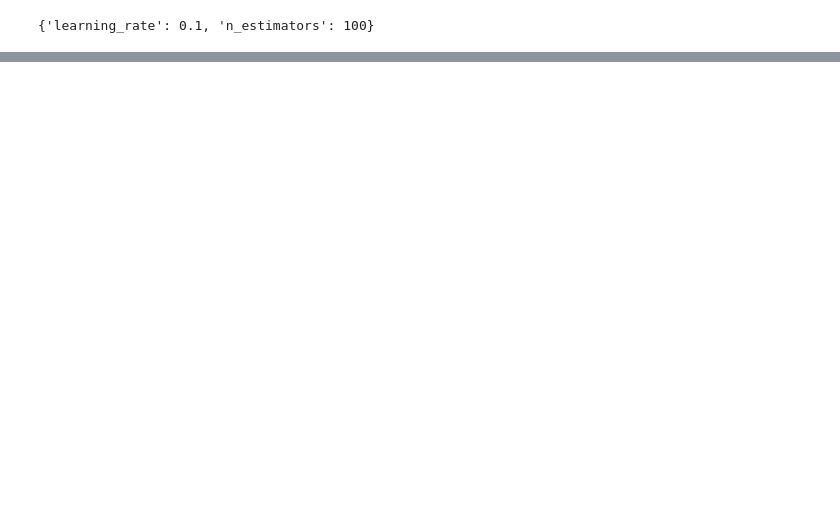
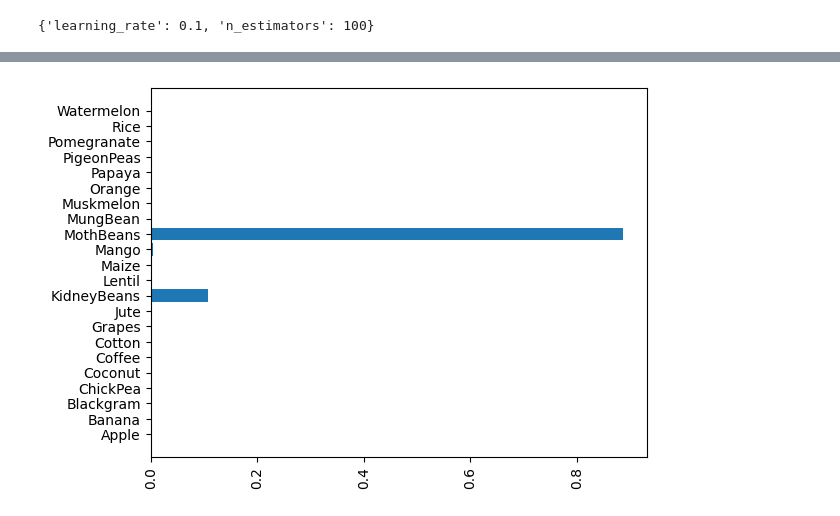
Before and after one commit to galois1915/IBM-Machine-Learning, a Jupyter notebook: Supervised-Classification/project/train-models.ipynb, the cells around one changed output, grey strips where cells are left out. Saved outputs shown, nothing was run; the diff lists cells and outputs as text; code cells hidden in the pictures; blank space fills up the shorter version.

```diff
--- a/Supervised-Classification/classification-project.ipynb
+++ b/Supervised-Classification/project/train-models.ipynb
@@ -480,0 +462,2 @@ print(result)
+# %%
+loaded_model = pickle.load( open("model_lr.pkl", "rb" ))
@@ -480,0 +467,12 @@ print(result)
+# %%
+loaded_scaler = pickle.load(open("scaler.pkl", "rb"))
+# %%
+dic = {}
+values = np.linspace(1,10,8)
+for feature,value in zip(loaded_scaler.feature_names_in_, values):
+    dic[feature] = [value]
+
+new_input = loaded_scaler.transform(pd.DataFrame(data=dic))
+# %%
+prediction_proba = loaded_model.predict_proba(new_input)[0]
+prediction_proba
@@ -480,0 +507,6 @@ print(result)
+# %%
+plt.barh(y=classes,  width=prediction_proba )
+plt.xticks(rotation=90)
+plt.show()
+# %% [output]
+[figure, added]
```
Also changed, not shown: parts of 22 cells of this notebook, 15 other files.
